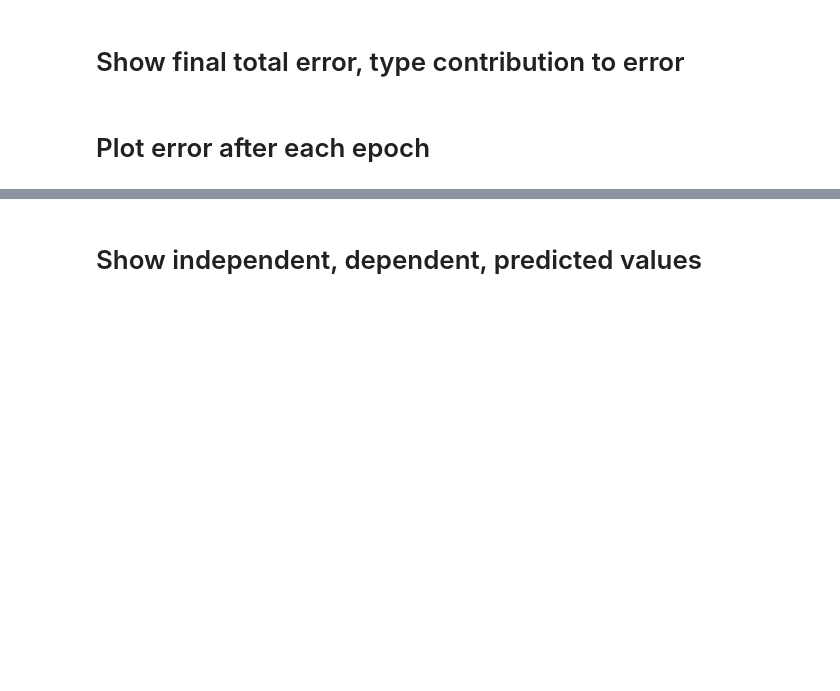
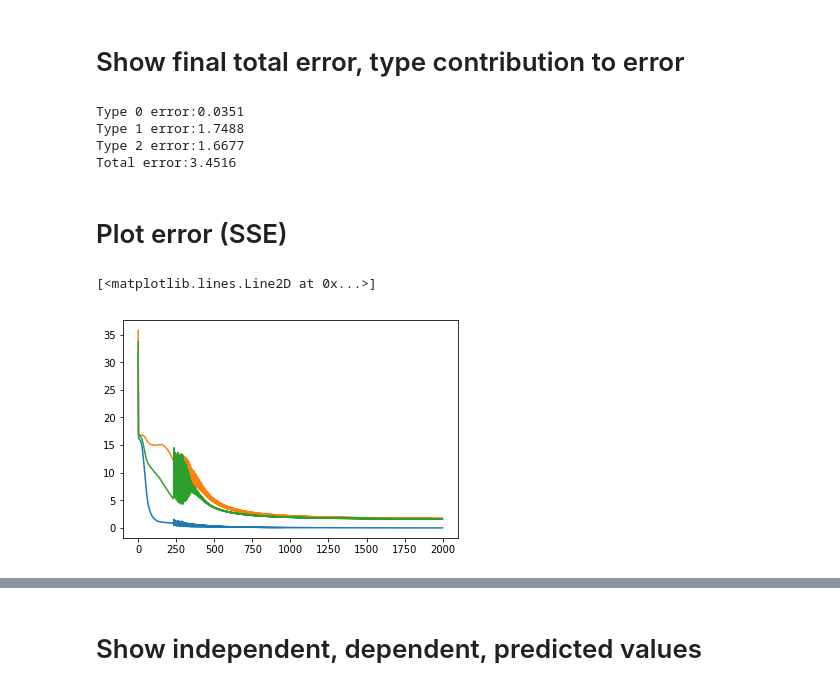
Before and after one commit to sachin-rastogi/MLClasses-HW, a Jupyter notebook: L4-5/Iris Neural Network.ipynb, the cells around one changed output, grey strips where cells are left out. Drawn from its saved outputs; the diff is of its cells as text; code cells hidden in the pictures; blank space fills up the shorter version.

Commit message:
improved/added floating point precision, confusion matrix, initial weight mgmt, total error

```diff
--- a/L4-5/Iris Neural Network.ipynb
+++ b/L4-5/Iris Neural Network.ipynb
@@ -59,7 +88,7 @@ def feedforward(X):
 eta = 0.01
 
 # Number of epochs for learning
-epochs = 2500
+epochs = 2000
 
 # Number of Hidden Neurons
 hidden = 10
@@ -68,5 +135,13 @@ hidden = 10
 # %%
-w01 = np.random.random((len(X[0]), hidden))
+w01 = np.random.random((len(X[0]), hidden)) # Provide value between
 w12 = np.random.random((hidden, 3))
+
+# Let's try to reduce the weight
+w01 = np.true_divide(w01, 3)
+w12 = np.true_divide(w12, 3)
+
+#w01 = np.random.randn(len(X[0]), hidden)
+#w12 = np.random.randn(hidden, 3)
+
 print(w01.shape)
 print(w12.shape)
@@ -83,22 +161,23 @@ for epoch in range(epochs):
 
     # Calculate the error
     a_o_error = ((1 / 2) * (np.power((a_o - y), 2)))
+    #print(sum(a_o_error[50:100,]))
+    #output(150,3)
 
-    #print(a_o_error.shape)
-    #print(y.shape)
     a_o_err_y = np.concatenate((a_o_error,y), axis=1)
-    print(a_o_err_y.shape)
-    print(a_o_err_y)
-    a_o_err_y0 = a_o_err_y[a_o_err_y[:,1]==0][:,0]
-    a_o_err_y1 = a_o_err_y[a_o_err_y[:,1]==1][:,0]
-    a_o_err_y2 = a_o_err_y[a_o_err_y[:,1]==2][:,0]
+    #print (a_o_err_y[:,4])
+
+    #a_o_err_y0 = a_o_err_y[a_o_err_y[:,3]==1][:,0]
+    #a_o_err_y1 = a_o_err_y[a_o_err_y[:,4]==1][:,1]
+    #a_o_err_y2 = a_o_err_y[a_o_err_y[:,5]==1][:,2]
+    a_o_err_y0 = a_o_err_y[:,0]
+    a_o_err_y1 = a_o_err_y[:,1]
+    a_o_err_y2 = a_o_err_y[:,2]
 
     error_total = np.append(error_total,sum(a_o_error))
     error_total0 = np.append(error_total0,sum(a_o_err_y0))
     error_total1 = np.append(error_total1,sum(a_o_err_y1))
     error_total2 = np.append(error_total2,sum(a_o_err_y2))
-
-    #print(sum(a_o_error))
 
     # Backpropagation
     ## Output to Hidden Layer weights
@@ -116,3 +195,6 @@ for epoch in range(epochs):
     # Adjust weights
     w01 = w01 - eta * delta_hidden_layer
     w12 = w12 - eta * delta_output_layer
+
+    if (epoch % 100 == 0):
+        print("Epoch: {0:}/{1:} Total Error {2:0.4f}".format(epoch,epochs,a_o_error.sum()))
@@ -121,12 +231,20 @@ for epoch in range(epochs):
 # %%
-print("Total error:",sum(a_o_error))
-print("Type 0 error:",sum(a_o_err_y0))
-print("Type 1 error:",sum(a_o_err_y1))
-print("Type 2 error:",sum(a_o_err_y2))
+print("Type 0 error:{0:.4f}".format(a_o_err_y0.sum()))
+print("Type 1 error:{0:.4f}".format(a_o_err_y1.sum()))
+print("Type 2 error:{0:.4f}".format(a_o_err_y2.sum()))
+print("Total error:{0:.4f}".format(a_o_error.sum()))
+# %% [output]
+Type 0 error:0.0351
+Type 1 error:1.7488
+Type 2 error:1.6677
+Total error:3.4516
 # %% [markdown]
-# Plot error after each epoch
+# Plot error (SSE)
 # %%
-plt.plot(error_total)
+#plt.plot(error_total)
 plt.plot(error_total0)
 plt.plot(error_total1)
 plt.plot(error_total2)
+# %% [output]
+[<matplotlib.lines.Line2D at 0x...>]
+[figure, added]
```
Also changed, not shown: parts of 19 cells of this notebook.
